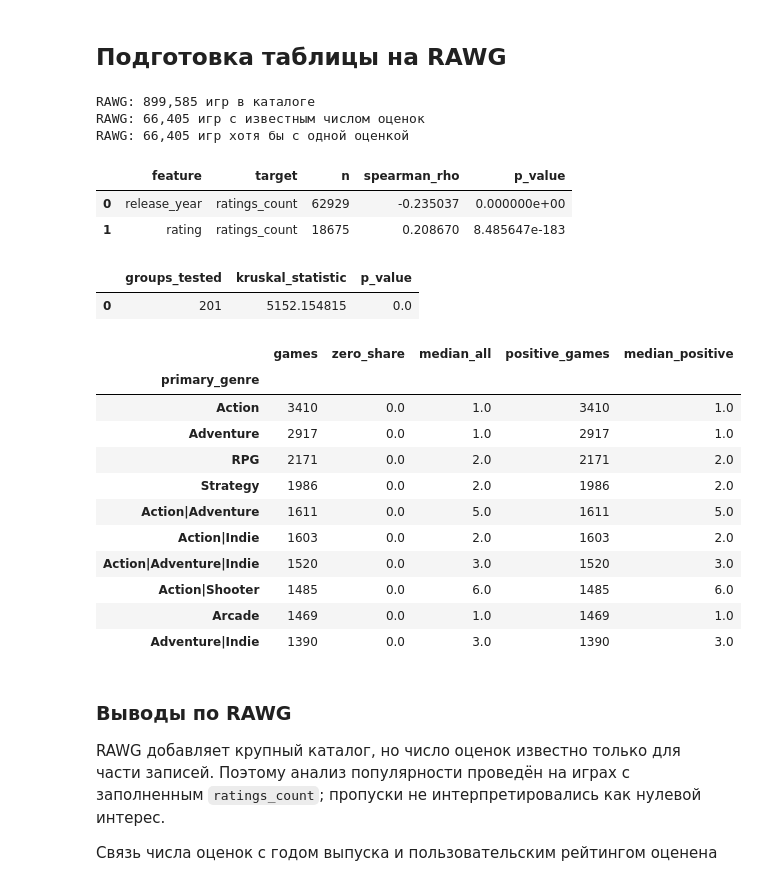
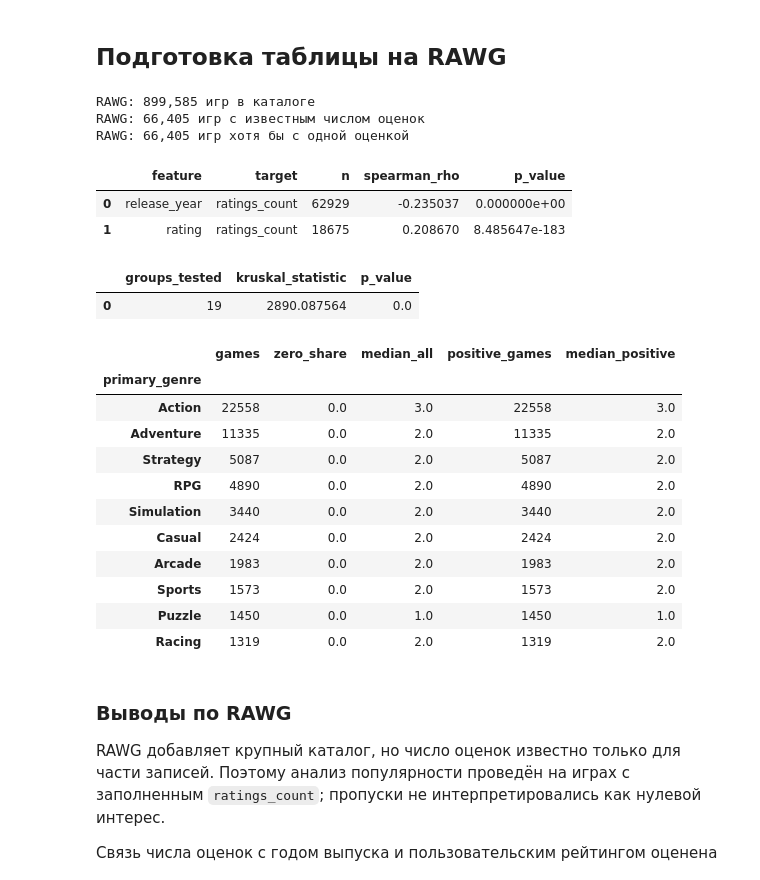
Before and after one commit to Dani-ldyaev/gaming-data-analysis, a Jupyter notebook: notebooks/2_4.ipynb, the cells around one changed output. Saved outputs shown, nothing was run; the diff lists cells and outputs as text; code cells hidden in the pictures.

```diff
--- a/notebooks/2_4.ipynb
+++ b/notebooks/2_4.ipynb
@@ -225,7 +225,7 @@ def first_rawg_genre(value):
     try:
         genres = json.loads(value)
     except json.JSONDecodeError:
-        genres = value.split(",")
+        genres = value.split("|")
 
     if isinstance(genres, list) and genres:
         first = genres[0]
@@ -303,44 +303,44 @@ if len(rawg_genre_groups) >= 2:
         "groups_tested": len(rawg_genre_groups),
         "kruskal_statistic": statistic,
         "p_value": p_value,
     }])
 else:
     rawg_genre_test = pd.DataFrame()
 
 rawg_genre_summary.to_csv(
     QUALITY_DIR / "rawg_genre_summary_2_4.csv",
     encoding="utf-8-sig",
 )
 rawg_genre_test.to_csv(
     QUALITY_DIR / "rawg_genre_test_2_4.csv",
     index=False,
     encoding="utf-8-sig",
 )
 
 display(rawg_correlations)
 display(rawg_genre_test)
 display(rawg_genre_summary.head(10))
 # %% [output]
 RAWG: 899,585 игр в каталоге
 RAWG: 66,405 игр с известным числом оценок
 RAWG: 66,405 игр хотя бы с одной оценкой
 |  | feature | target | n | spearman_rho | p_value |
 | 0 | release_year | ratings_count | 62929 | -0.235037 | 0.000000e+00 |
 | 1 | rating | ratings_count | 18675 | 0.208670 | 8.485647e-183 |
 |  | groups_tested | kruskal_statistic | p_value |
-| 0 | 201 | 5152.154815 | 0.0 |
+| 0 | 19 | 2890.087564 | 0.0 |
 |  | games | zero_share | median_all | positive_games | median_positive |
 | primary_genre |  |  |  |  |  |
-| Action | 3410 | 0.0 | 1.0 | 3410 | 1.0 |
-| Adventure | 2917 | 0.0 | 1.0 | 2917 | 1.0 |
-| RPG | 2171 | 0.0 | 2.0 | 2171 | 2.0 |
-| Strategy | 1986 | 0.0 | 2.0 | 1986 | 2.0 |
-| Action|Adventure | 1611 | 0.0 | 5.0 | 1611 | 5.0 |
-| Action|Indie | 1603 | 0.0 | 2.0 | 1603 | 2.0 |
-| Action|Adventure|Indie | 1520 | 0.0 | 3.0 | 1520 | 3.0 |
-| Action|Shooter | 1485 | 0.0 | 6.0 | 1485 | 6.0 |
-| Arcade | 1469 | 0.0 | 1.0 | 1469 | 1.0 |
-| Adventure|Indie | 1390 | 0.0 | 3.0 | 1390 | 3.0 |
+| Action | 22558 | 0.0 | 3.0 | 22558 | 3.0 |
+| Adventure | 11335 | 0.0 | 2.0 | 11335 | 2.0 |
+| Strategy | 5087 | 0.0 | 2.0 | 5087 | 2.0 |
+| RPG | 4890 | 0.0 | 2.0 | 4890 | 2.0 |
+| Simulation | 3440 | 0.0 | 2.0 | 3440 | 2.0 |
+| Casual | 2424 | 0.0 | 2.0 | 2424 | 2.0 |
+| Arcade | 1983 | 0.0 | 2.0 | 1983 | 2.0 |
+| Sports | 1573 | 0.0 | 2.0 | 1573 | 2.0 |
+| Puzzle | 1450 | 0.0 | 1.0 | 1450 | 1.0 |
+| Racing | 1319 | 0.0 | 2.0 | 1319 | 2.0 |
 # %% [markdown]
 ### Выводы по RAWG
 
```
Also changed, not shown: 4 other files.
